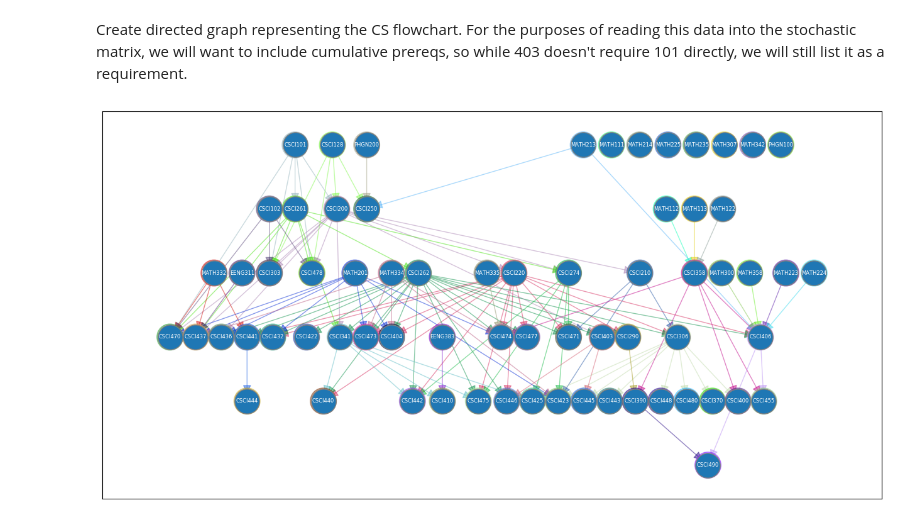
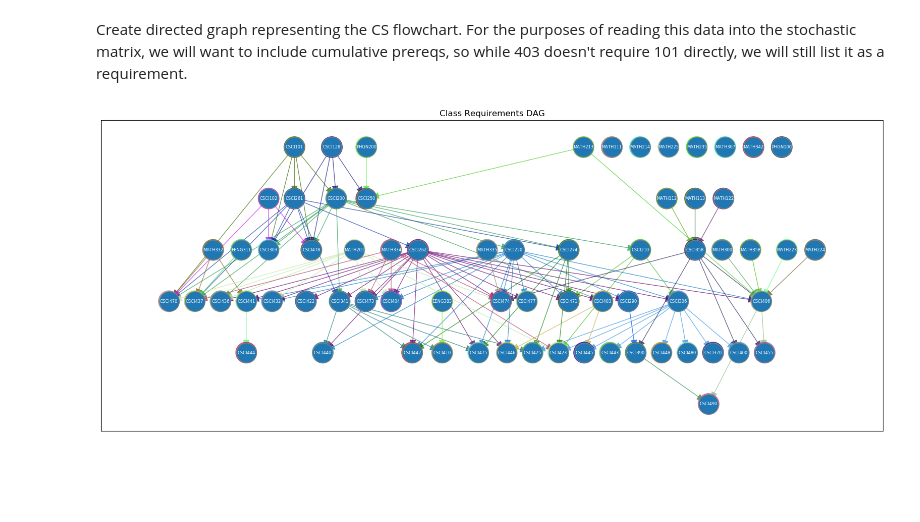
Before and after one commit to MehmetOzaslan/Network-Science-Project, a Jupyter notebook: RequirementsRender.ipynb, the cells around one changed output. Saved outputs shown, nothing was run; the diff lists cells and outputs as text; code cells hidden in the pictures; blank space fills up the shorter version.

Commit message:
Added changes across the board. Mostly pretty-fying the graphs. Some bug fixes in the bipartite network projection

```diff
--- a/RequirementsRender.ipynb
+++ b/RequirementsRender.ipynb
@@ -273,33 +273,33 @@ requirements.add_edge('CSCI406', 'CSCI490')
 # %%
 #Don't run unless you have graphiz installed
 import matplotlib.pyplot as plt
 import random
 
 def generate_random_color():
-    return f"#{random.randint(0, 0xEEEEEE):06x}"
+    return f"#{random.randint(0, 0xCCCCCC):06x}"
 
 
 
 
 def draw_dag(G):
     pos = nx.nx_agraph.graphviz_layout(G, prog="dot",)
-    plt.figure(figsize=(16, 8))
+    plt.figure(figsize=(20, 8))
 
     node_colors = {node: generate_random_color() for node in G.nodes()}
     edge_colors = [node_colors[edge[0]] for edge in G.edges()]
 
 
     options = {"edgecolors": "tab:gray", "node_size": 800, "alpha": 1}
-    edges = nx.draw_networkx_edges(G, pos,width=1.0, alpha=0.5,arrows=True, arrowsize=20,edge_color=edge_colors)
-    nx.draw_networkx_nodes(G, pos, node_color=[node_colors[node] for node in G.nodes()],  alpha=0.5, node_size=900)
+    edges = nx.draw_networkx_edges(G, pos,width=1.0, alpha=0.7,arrows=True, arrowsize=20,edge_color=edge_colors)
+    nx.draw_networkx_nodes(G, pos, node_color=[node_colors[node] for node in G.nodes()],  alpha=0.7, node_size=900)
     nx.draw_networkx_nodes(G, pos, node_color = "tab:blue", **options)
     text = nx.draw_networkx_labels(G, pos,font_size= 6,font_color="white")
     # for _, t in text.items():
     #     t.set_rotation(45)
 
-
+    plt.title("Class Requirements DAG")
     plt.show()
 
 draw_dag(requirements)
 # %% [output]
-[figure, old version]
+[figure, new version]
```
Also changed, not shown: 1 other file.
